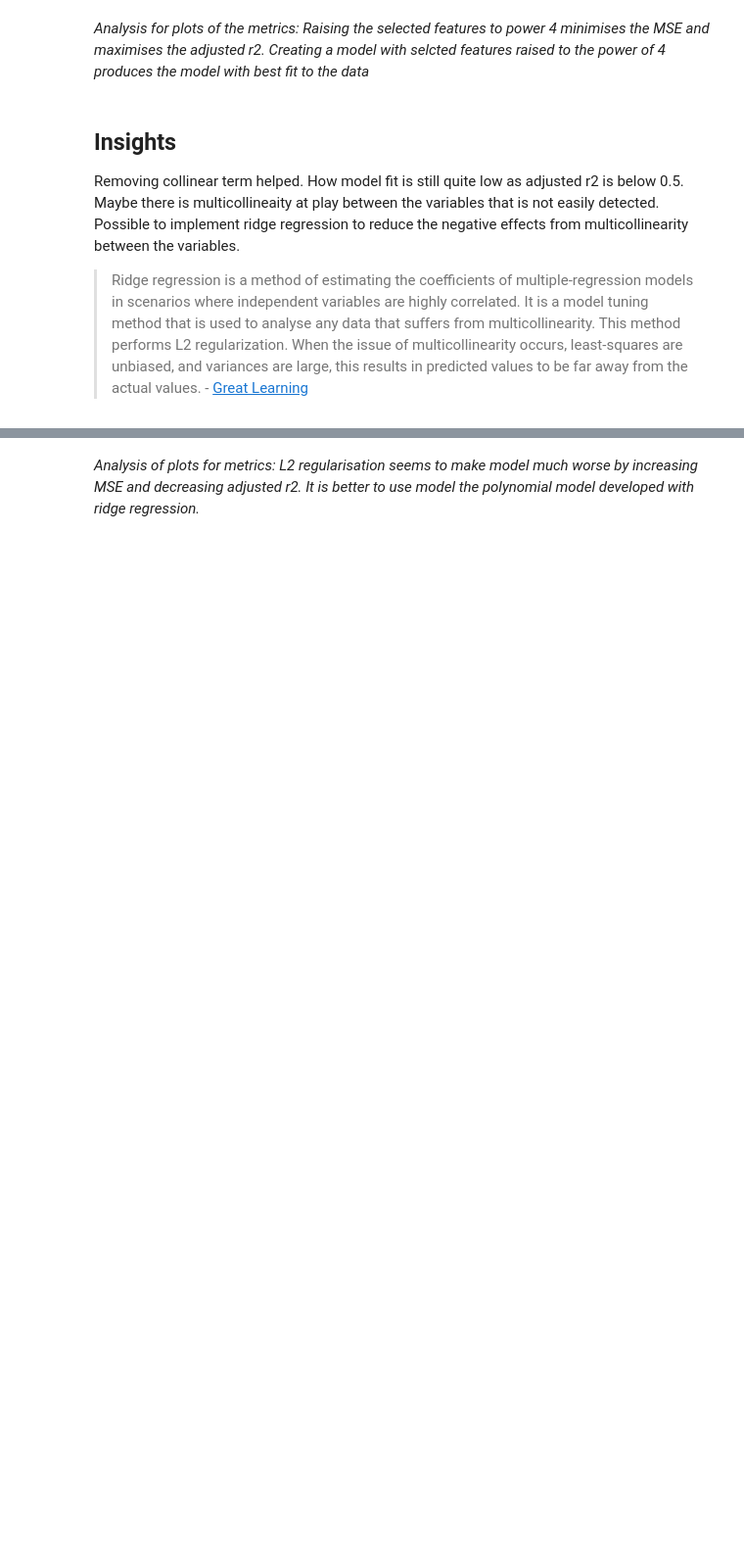
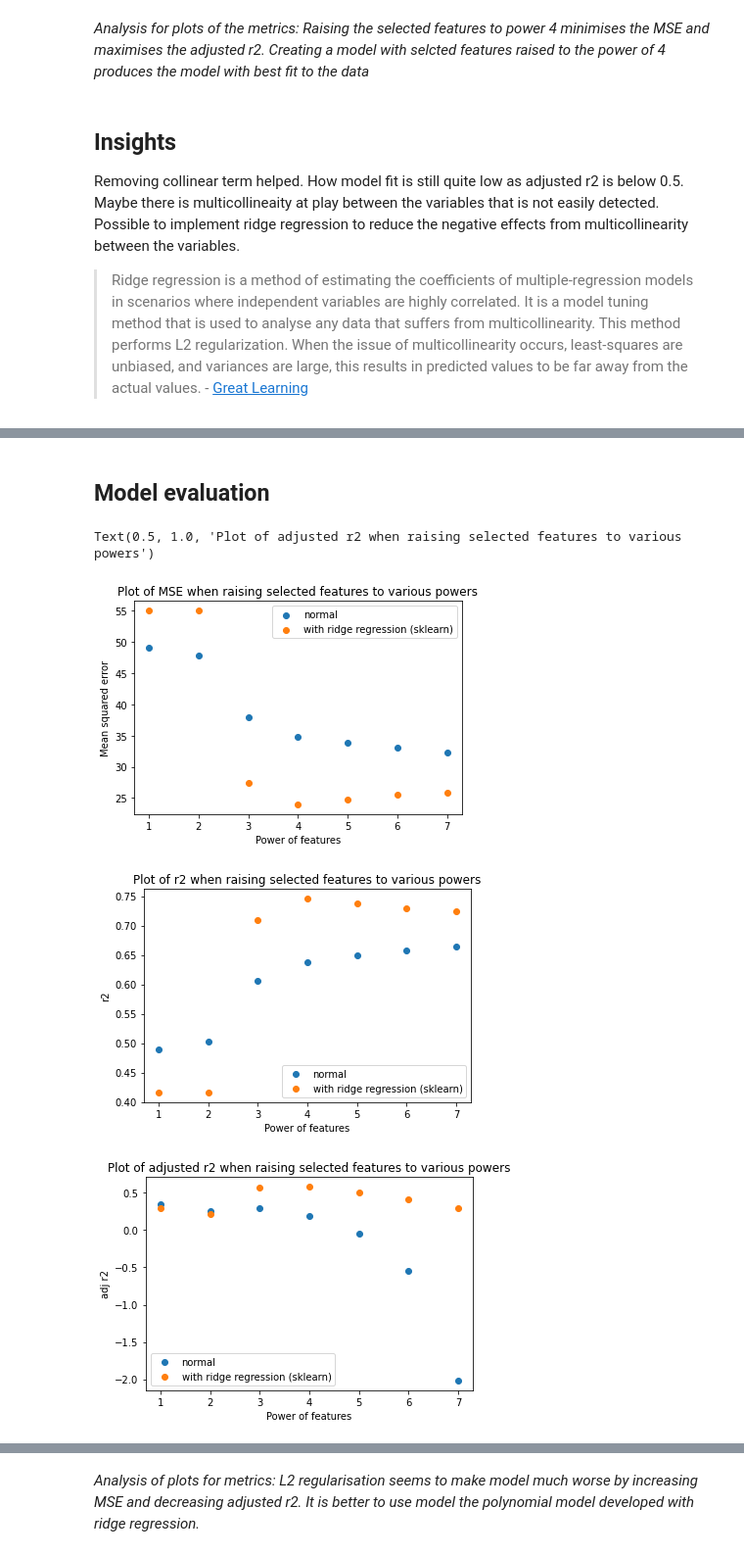
Before and after one commit to shanghongsim/term3_dtp, a Jupyter notebook: task2.ipynb, the cells around one changed output, grey strips where cells are left out. Shown at 98% size. Saved outputs shown, nothing was run; the diff lists cells and outputs as text; code cells hidden in the pictures; blank space fills up the shorter version.

```diff
--- a/task2.ipynb
+++ b/task2.ipynb
@@ -723,0 +853,34 @@ Removing collinear term helped. How model fit is still quite low as adjusted r2
+# %% [markdown]
+## Model evaluation
+# %%
+# plot evaluation metrics
+
+power=list(range(1,8))
+plt.figure(6)
+plt.scatter(power,mse_all)
+plt.scatter(power,mse_all_ridge_2)
+plt.xlabel('Power of features')
+plt.ylabel('Mean squared error')
+plt.legend(['normal', 'with ridge regression (sklearn)'])
+plt.title('Plot of MSE when raising selected features to various powers')
+
+plt.figure(7)
+plt.scatter(power,r2_all)
+plt.scatter(power,r2_all_ridge_2)
+plt.xlabel('Power of features')
+plt.ylabel('r2')
+plt.legend(['normal', 'with ridge regression (sklearn)'])
+plt.title('Plot of r2 when raising selected features to various powers')
+
+plt.figure(8)
+plt.scatter(power,adj_r2_all)
+plt.scatter(power,adj_r2_all_ridge_2)
+plt.xlabel('Power of features')
+plt.ylabel('adj r2')
+plt.legend(['normal', 'with ridge regression (sklearn)'])
+plt.title('Plot of adjusted r2 when raising selected features to various powers')
+# %% [output]
+Text(0.5, 1.0, 'Plot of adjusted r2 when raising selected features to various powers')
+[figure, added]
+[figure, added]
+[figure, added]
```
Also changed, not shown: parts of 27 cells of this notebook.
